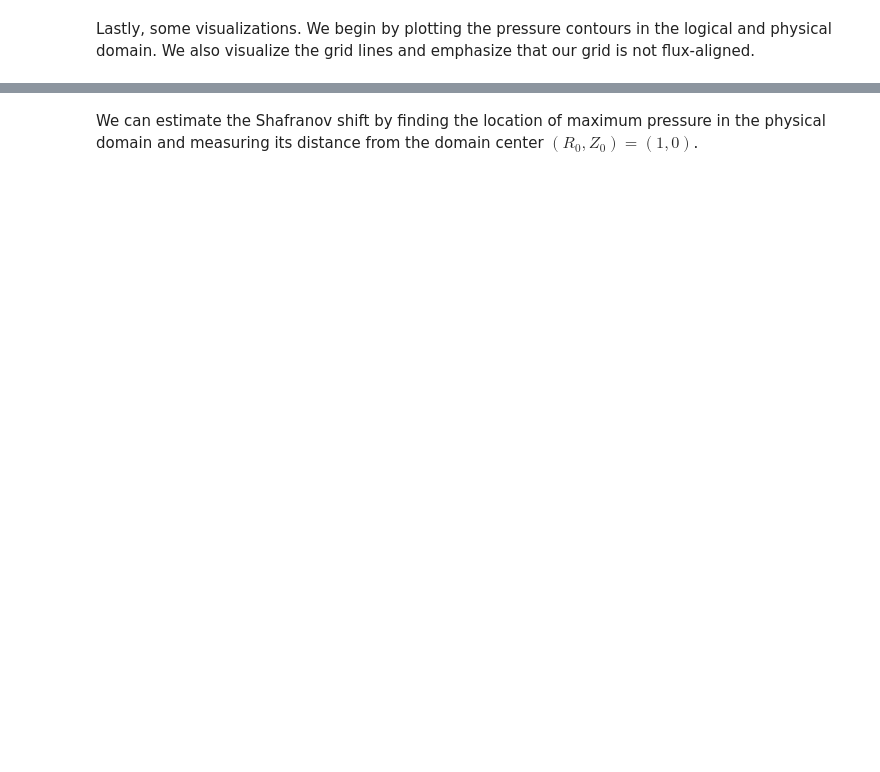
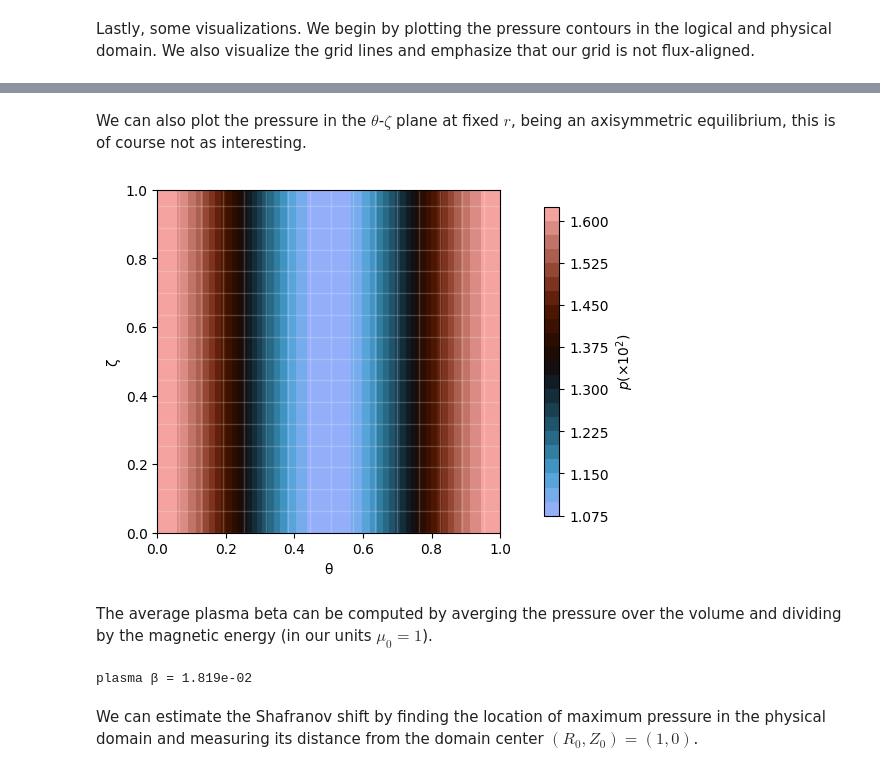
Before and after one commit to ToBlick/mrx, a Jupyter notebook: MRX_tokamak_demo.ipynb, the cells around one changed output, grey strips where cells are left out. Drawn from its saved outputs; the diff is of its cells as text; code cells hidden in the pictures; blank space fills up the shorter version.

```diff
--- a/MRX_tokamak_demo.ipynb
+++ b/MRX_tokamak_demo.ipynb
@@ -293,3 +271,18 @@ plt.show()
+# %% [markdown]
+We can also plot the pressure in the $\theta$-$\zeta$ plane at fixed $r$, being an axisymmetric equilibrium, this is of course not as interesting.
+# %%
+fig = plot_scalar_fct_physical_logical(p_h, Phi, n_vis=64, logical_plane='theta_zeta', fixed_r=0.5, cbar_label="$p (\\times 10^2)$")
+plt.show()
+# %% [output]
+[figure, added]
+# %% [markdown]
+The average plasma beta can be computed by averging the pressure over the volume and dividing by the magnetic energy (in our units $\mu_0 = 1$).
+# %%
+p_avg = p_dof @ Seq.P0(lambda x: jnp.ones(1)) / (Seq.J_j @ Seq.Q.w)
+beta = 2 * p_avg / (state.B_n @ Seq.M2 @ state.B_n)
+print(f"plasma β = {beta:.3e}")
+# %% [output]
+plasma β = 1.819e-02
 # %% [markdown]
 We can estimate the Shafranov shift by finding the location of maximum pressure in the physical domain and measuring its distance from the domain center $(R_0, Z_0) = (1, 0)$.
 # %%
```
Also changed, not shown: parts of 28 cells of this notebook, 5 other files.
